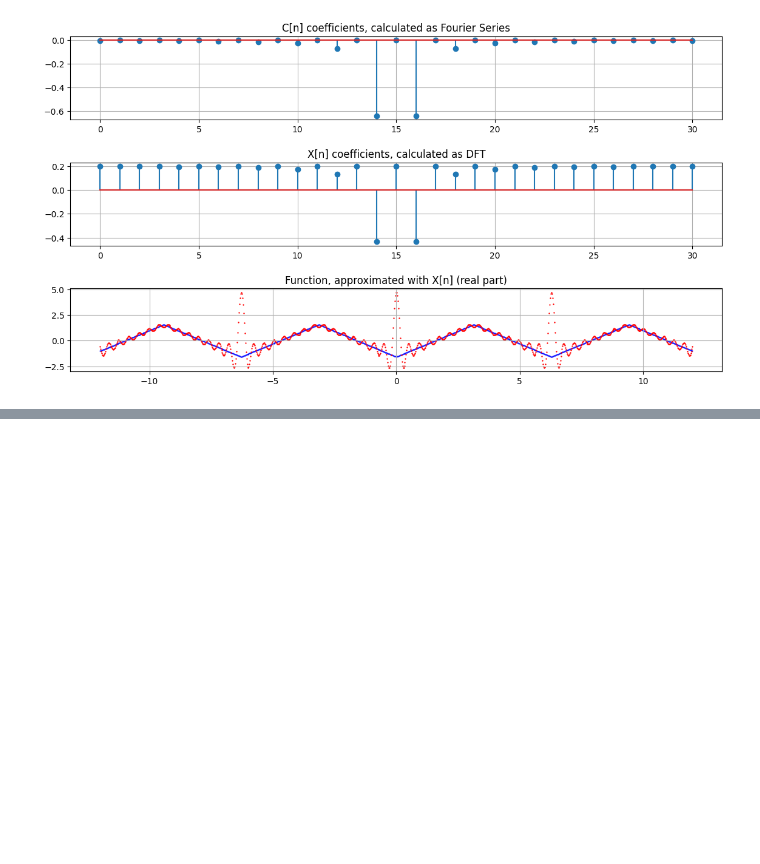
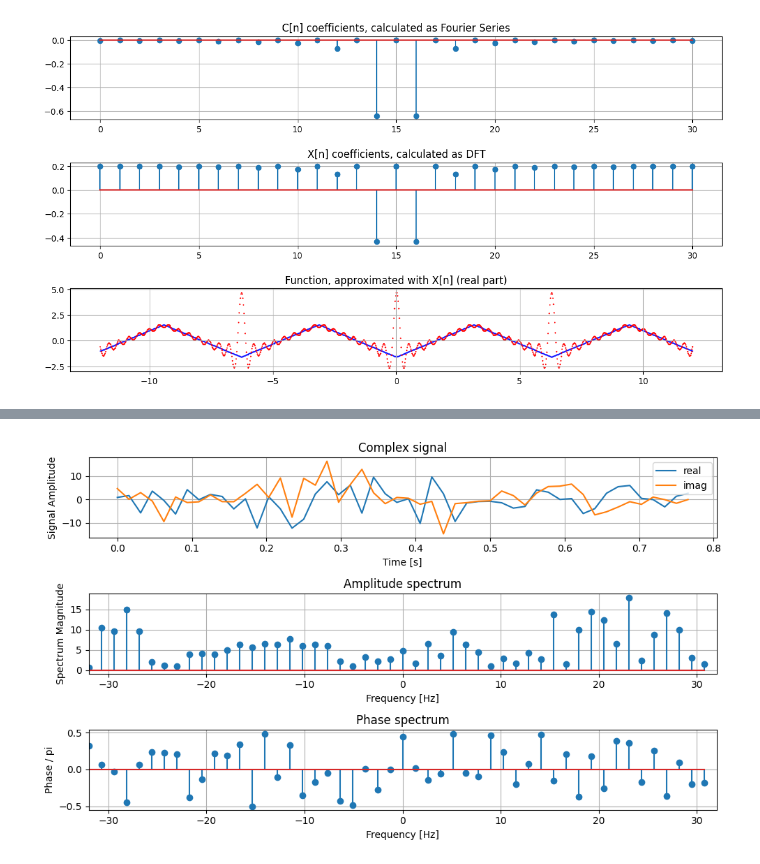
Before and after one commit to Shuregg/dsp-labs, a Jupyter notebook: Lab2_Discrete_Fourier_Transform.ipynb, the cells around one changed output, grey strips where cells are left out. Saved outputs shown, nothing was run; the diff lists cells and outputs as text; code cells hidden in the pictures; blank space fills up the shorter version.

```diff
--- a/Lab2_Discrete_Fourier_Transform.ipynb
+++ b/Lab2_Discrete_Fourier_Transform.ipynb
@@ -256,3 +313,9 @@ plot_signal(X_re, A_re, P_re, X_im, A_im, P_im)
+# %%
+plot_signal(X_re, A_re, P_re, X_test, A_test, P_test)
+# print(X_test)
+# print(X_im)
+# %% [output]
+[figure, added]
 # %%
 # @title 2.3 Добавить к сумме сигналов шум амплитудой. Рассчитать спектры сигнала, изобразитьих на графиках, проанализировать полученные результаты.
 import random
```
Also changed, not shown: parts of 10 cells of this notebook.
